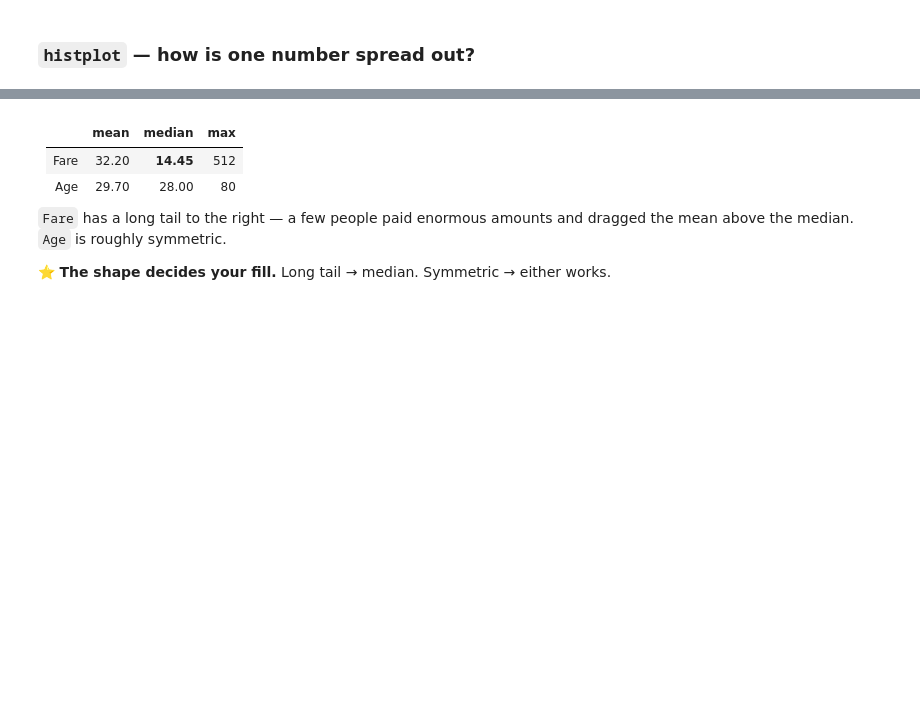
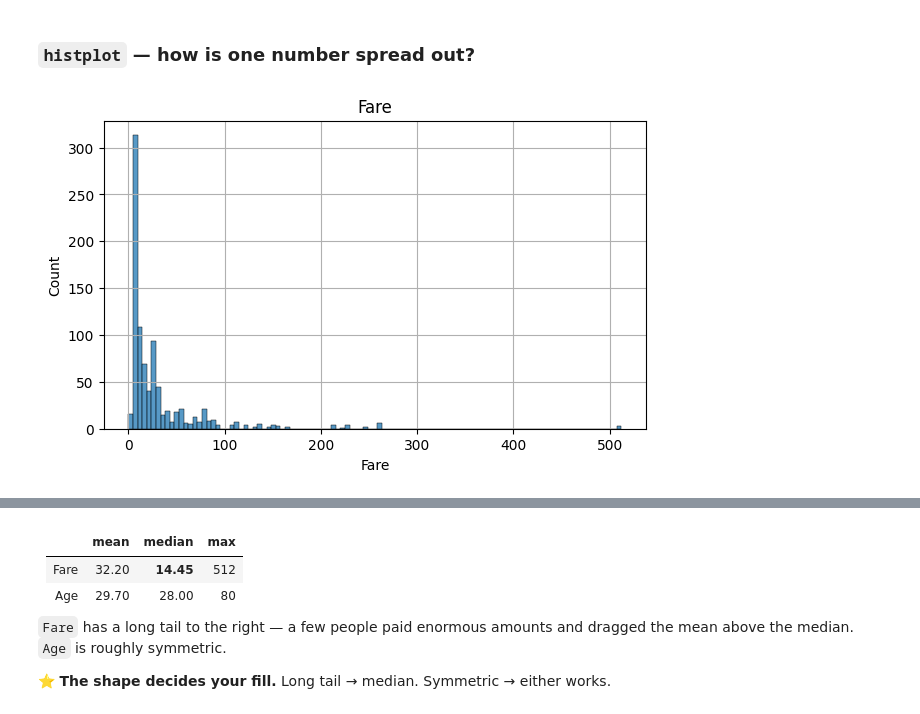
Before and after one commit to eshantharjun9-hub/ml-2-1, a Jupyter notebook: matplotlib_seaborn/plotting_for_ml.ipynb, the cells around one changed output, grey strips where cells are left out. Cells and saved outputs as stored; diff of their text form; code cells hidden in the pictures; blank space fills up the shorter version.

```diff
--- a/matplotlib_seaborn/plotting_for_ml.ipynb
+++ b/matplotlib_seaborn/plotting_for_ml.ipynb
@@ -83,3 +90,10 @@ plt.show()
 ### `histplot` — how is one number spread out?
 # %%
 # distribution of Fare
+plt.figure(figsize=(7,4))
+sns.histplot(data=df,x="Fare")
+plt.title("Fare")
+plt.grid()
+plt.show()
+# %% [output]
+[figure, added]
```
Also changed, not shown: parts of 12 cells of this notebook, 1 other file.
